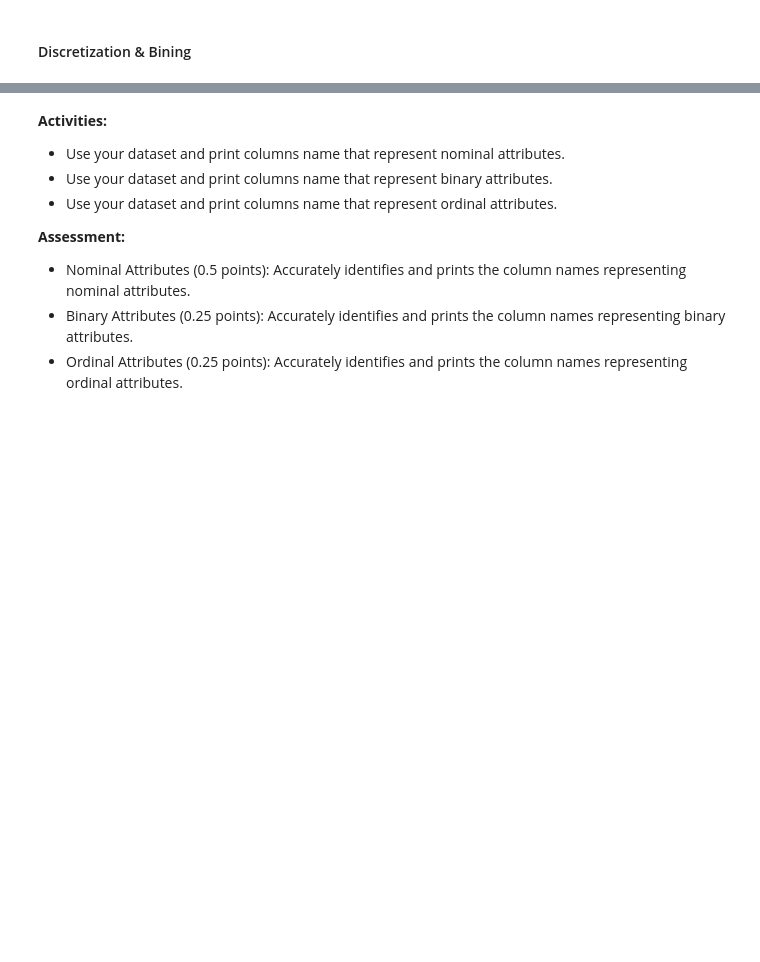
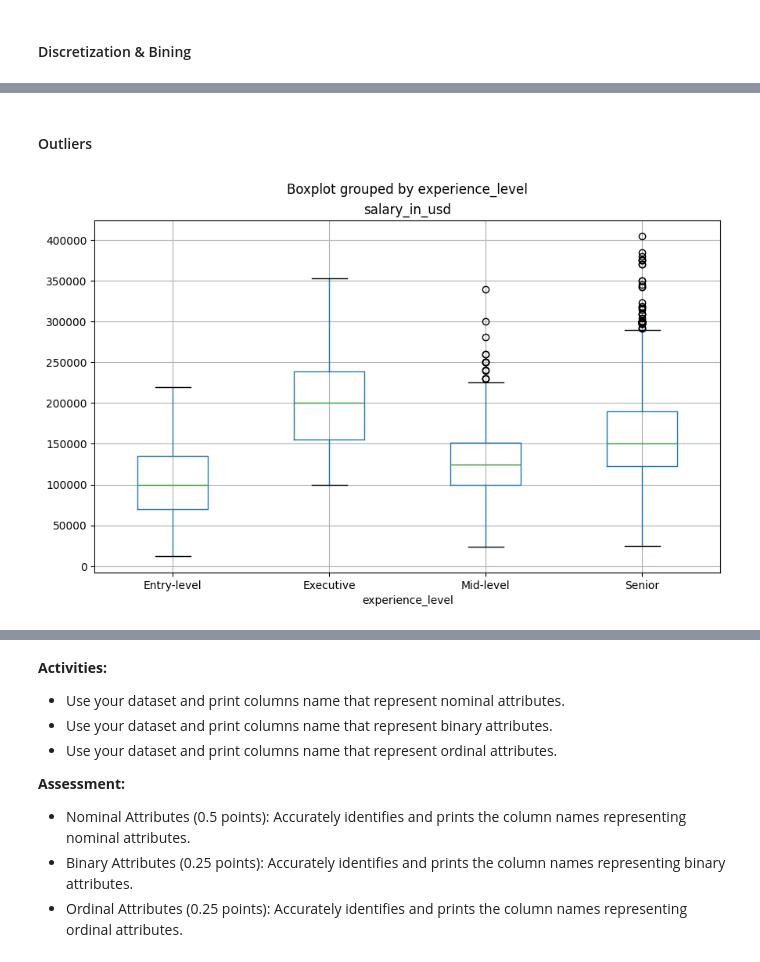
Before and after one commit to hiephamk/Data_Analysis, a Jupyter notebook: GroupHCDD.ipynb, the cells around one changed output, grey strips where cells are left out. Saved outputs shown, nothing was run; the diff lists cells and outputs as text; code cells hidden in the pictures; blank space fills up the shorter version.

Commit message:
Add Bining & Outliers

```diff
--- a/GroupHCDD.ipynb
+++ b/GroupHCDD.ipynb
@@ -333,0 +392,8 @@ salary_range_bins2
+# %% [markdown]
+#### Outliers
+# %%
+# Define outliers by using Boxplot
+df_salary.boxplot(column='salary_in_usd', by='experience_level', figsize=(10,6))
+plt.show()
+# %% [output]
+[figure, added]
```
Also changed, not shown: parts of 24 cells of this notebook.
